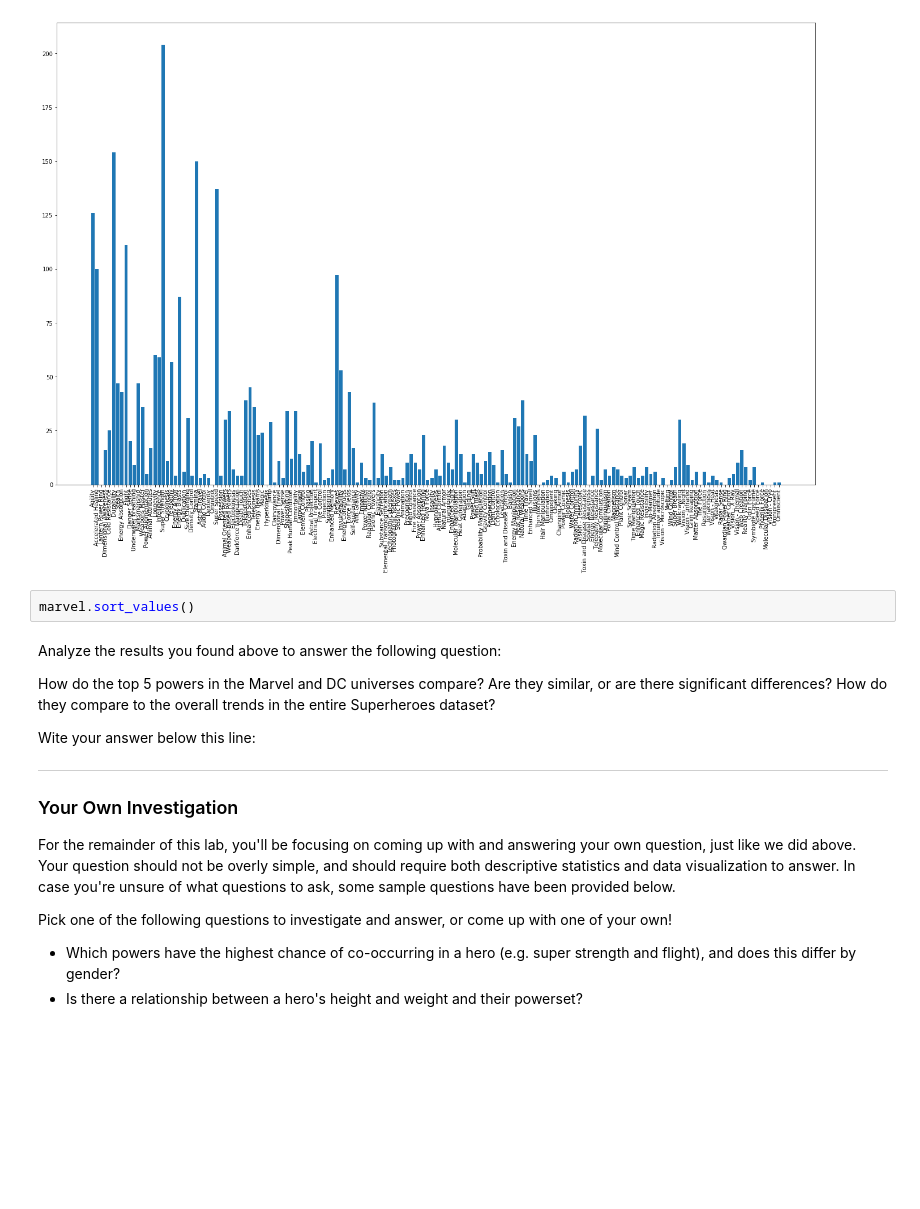
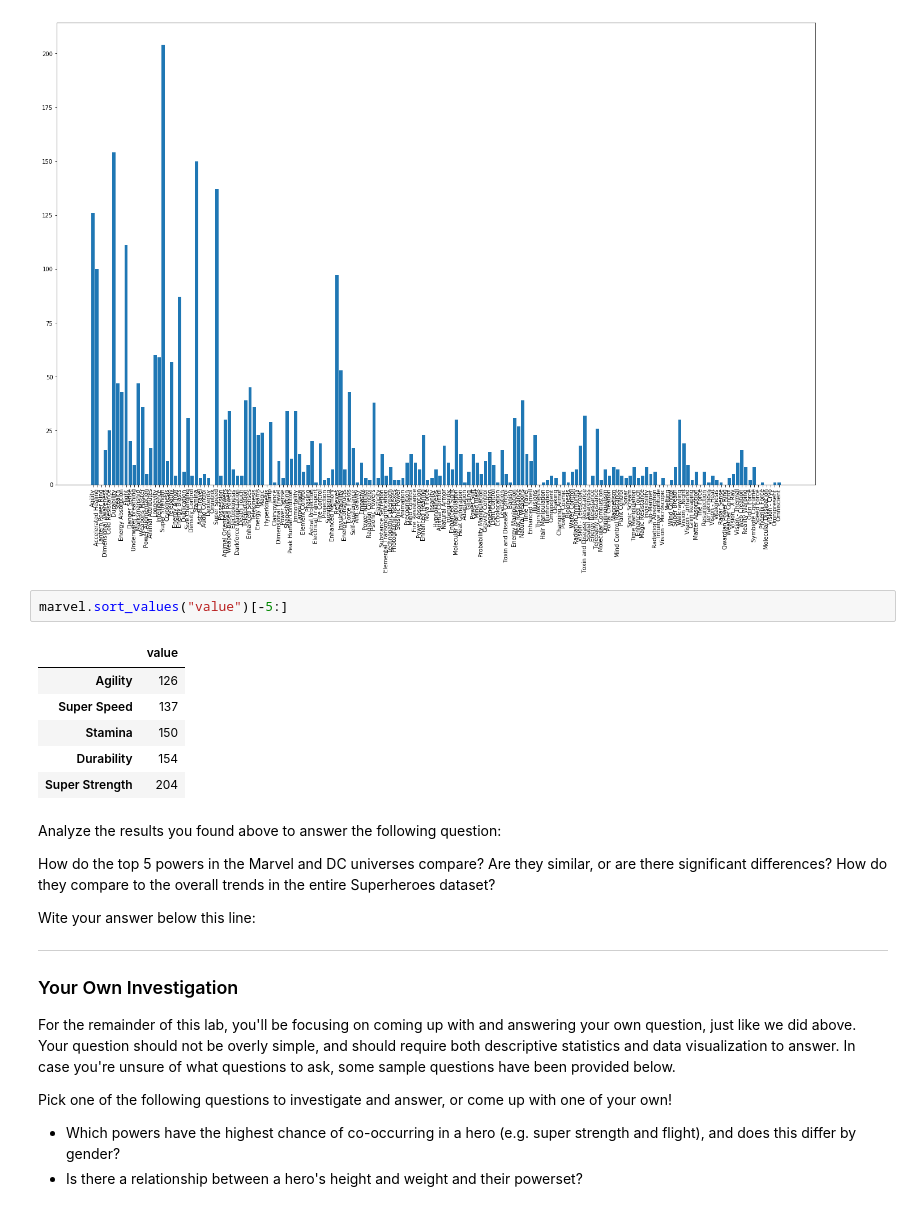
Before and after one commit to ortsed/dsc-data-cleaning-project-dc-ds-career-042219, a Jupyter notebook: index.ipynb, the cells around one changed output. Cells and saved outputs as stored; diff of their text form; blank space fills up the shorter version.

```diff
--- a/index.ipynb
+++ b/index.ipynb
@@ -303,7 +303,14 @@ labels = plt.xticks(marvel.index, rotation="vertical")
 # %% [output]
 [figure]
 # %%
-marvel.sort_values()
+marvel.sort_values("value")[-5:]
+# %% [output]
+|  | value |
+| Agility | 126 |
+| Super Speed | 137 |
+| Stamina | 150 |
+| Durability | 154 |
+| Super Strength | 204 |
 # %% [markdown]
 Analyze the results you found above to answer the following question:
 
```
